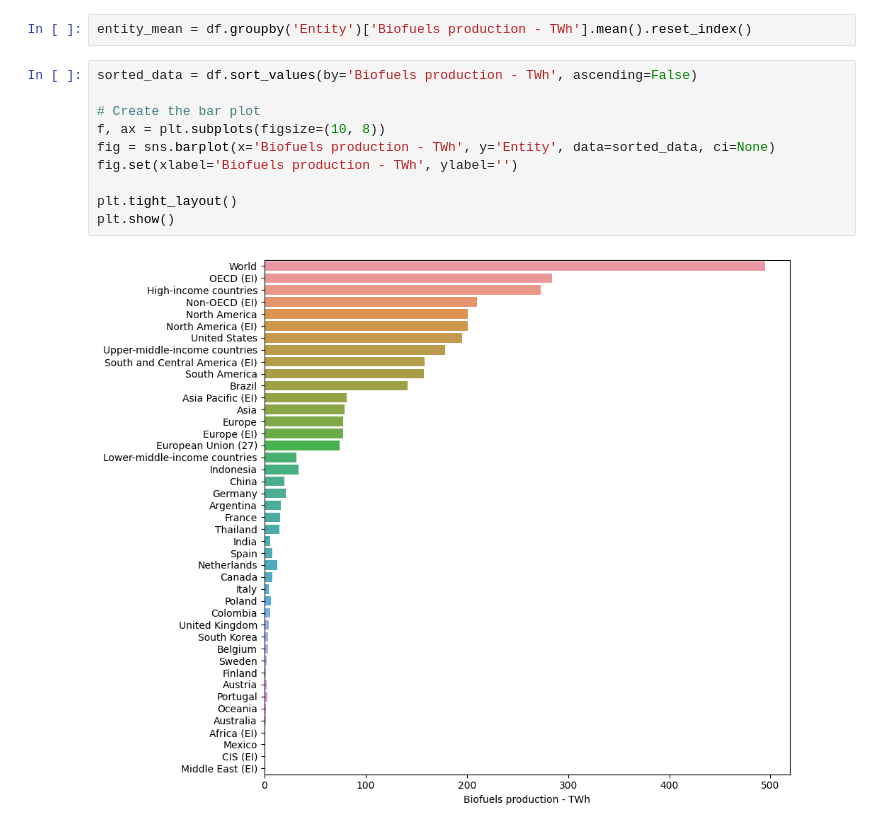
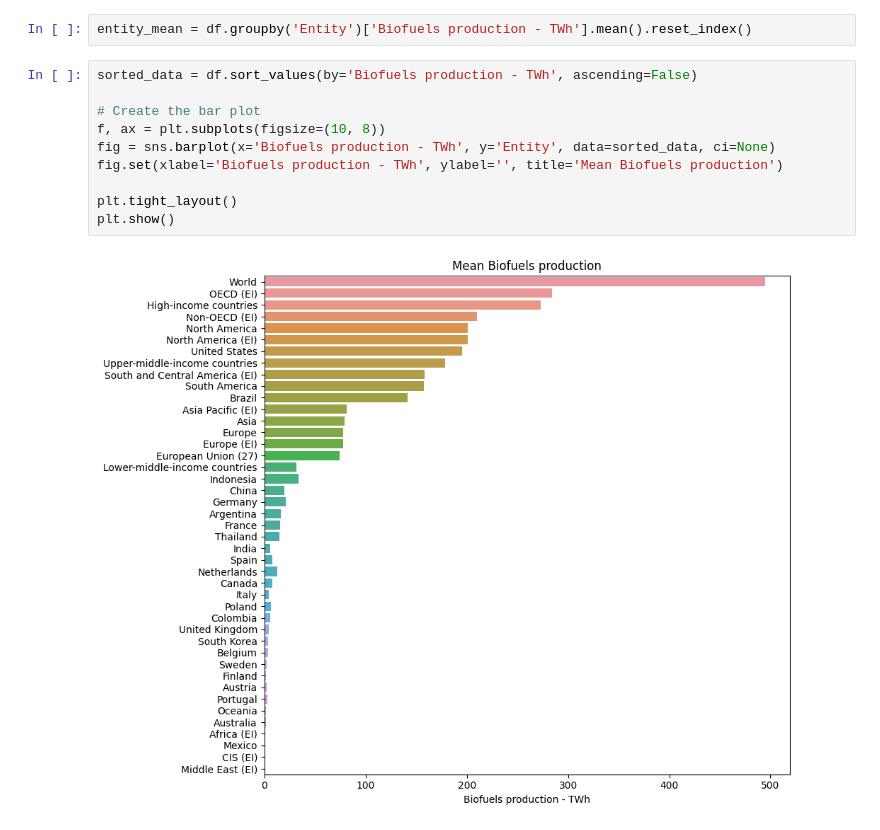
Before and after one commit to erirosv/DataScience, a Jupyter notebook: kaggle/renewable_energy_share/notebooks/data_exploration/biofule_production.ipynb, the cells around one changed output. Saved outputs shown, nothing was run; the diff lists cells and outputs as text.

Commit message:
more plots

```diff
--- a/kaggle/renewable_energy_share/notebooks/data_exploration/biofule_production.ipynb
+++ b/kaggle/renewable_energy_share/notebooks/data_exploration/biofule_production.ipynb
@@ -61,12 +61,12 @@ entity_mean = df.groupby('Entity')['Biofuels production - TWh'].mean().reset_ind
 # %%
 sorted_data = df.sort_values(by='Biofuels production - TWh', ascending=False)
 
 # Create the bar plot
 f, ax = plt.subplots(figsize=(10, 8))
 fig = sns.barplot(x='Biofuels production - TWh', y='Entity', data=sorted_data, ci=None)
-fig.set(xlabel='Biofuels production - TWh', ylabel='')
+fig.set(xlabel='Biofuels production - TWh', ylabel='', title='Mean Biofuels production')
 
 plt.tight_layout()
 plt.show()
 # %% [output]
-[figure, old version]
+[figure, new version]
```
